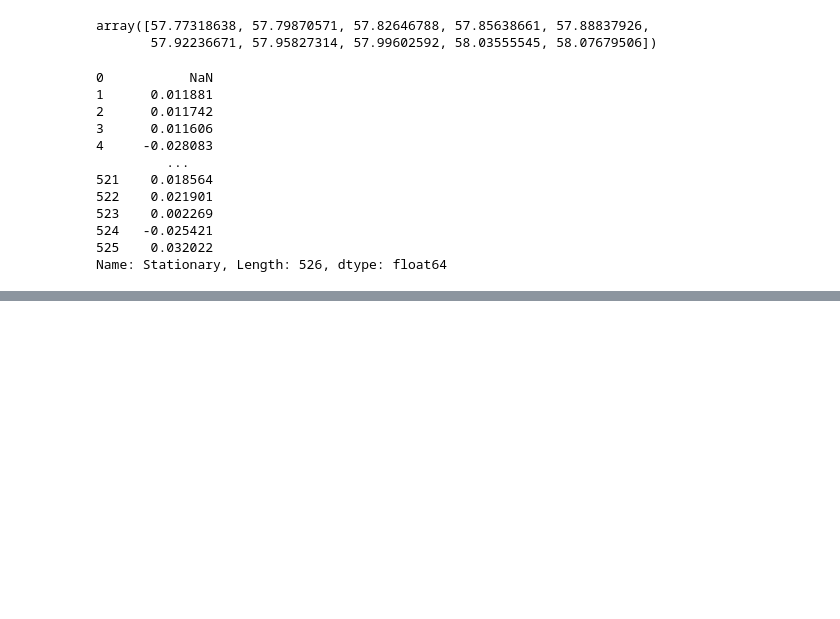
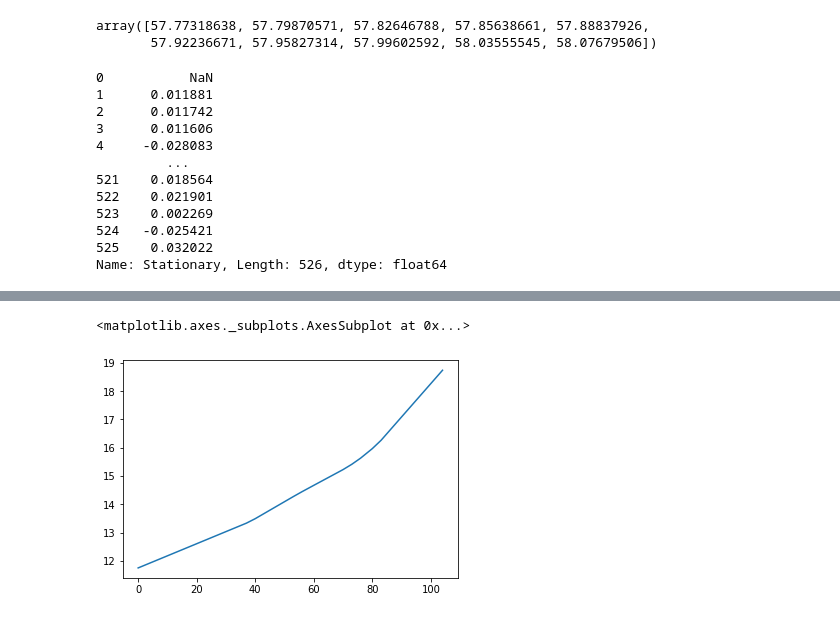
Before and after one commit to rmei97/ETF_scraper, a Jupyter notebook: modeling.ipynb, the cells around one changed output, grey strips where cells are left out. Cells and saved outputs as stored; diff of their text form; code cells hidden in the pictures; blank space fills up the shorter version.

```diff
--- a/modeling.ipynb
+++ b/modeling.ipynb
@@ -179,0 +330,5 @@ ValueError: Dataframe must have columns "ds" and "y" with the dates and values r
+# %%
+summary['Error'] = summary['Forecast'] - summary['Original']
+summary['Error^2'] = summary['Error']**2
+# %%
+RMSE = np.sqrt(sum(summary['Error^2']/len(summary)))
@@ -179,0 +339,24 @@ ValueError: Dataframe must have columns "ds" and "y" with the dates and values r
+# %%
+def prophetize(data,p):
+    m = Prophet() #initailize
+
+    #format data
+    df = data.loc[:,['Date','Open']]
+    df.rename(columns = {'Date': 'ds', 'Open': 'y'}, inplace = True)
+
+    #fit and forecast
+    model = m.fit(df)
+    future_frame = model.make_future_dataframe(periods=p, freq = 'W')
+    forecast = model.predict(future_frame)
+
+    #Get summary stats
+    summary = pd.DataFrame()
+    summary['Original'] = data['Open'].values
+    summary['Forecast'] = forecast['yhat'].values[:-4]
+
+    summary['Error'] = summary['Forecast'] - summary['Original']
+    summary['Error^2'] = summary['Error']**2
+
+    RMSE = np.sqrt(sum(summary['Error^2']/len(summary)))
+
+    return (RMSE, forecast, summary)
@@ -179,0 +385,4 @@ ValueError: Dataframe must have columns "ds" and "y" with the dates and values r
+# %%
+aaau = retrieve(c,'AAAU')
+print(aaau.head())
+error, forecast, summary = prophetize(aaau,4)
@@ -179,0 +399,5 @@ ValueError: Dataframe must have columns "ds" and "y" with the dates and values r
+# %%
+summary['Forecast'].plot()
+# %% [output]
+<matplotlib.axes._subplots.AxesSubplot at 0x...>
+[figure, added]
```
Also changed, not shown: parts of 38 cells of this notebook.
